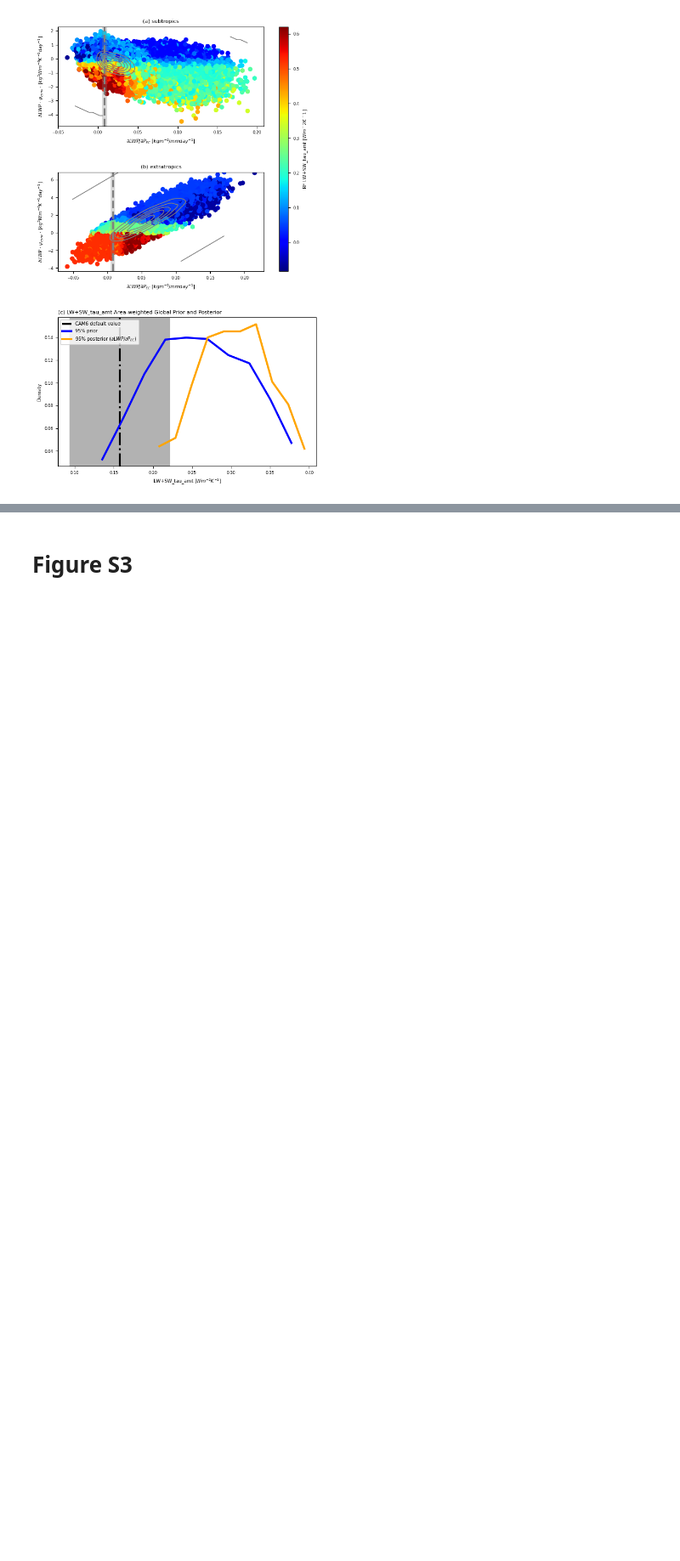
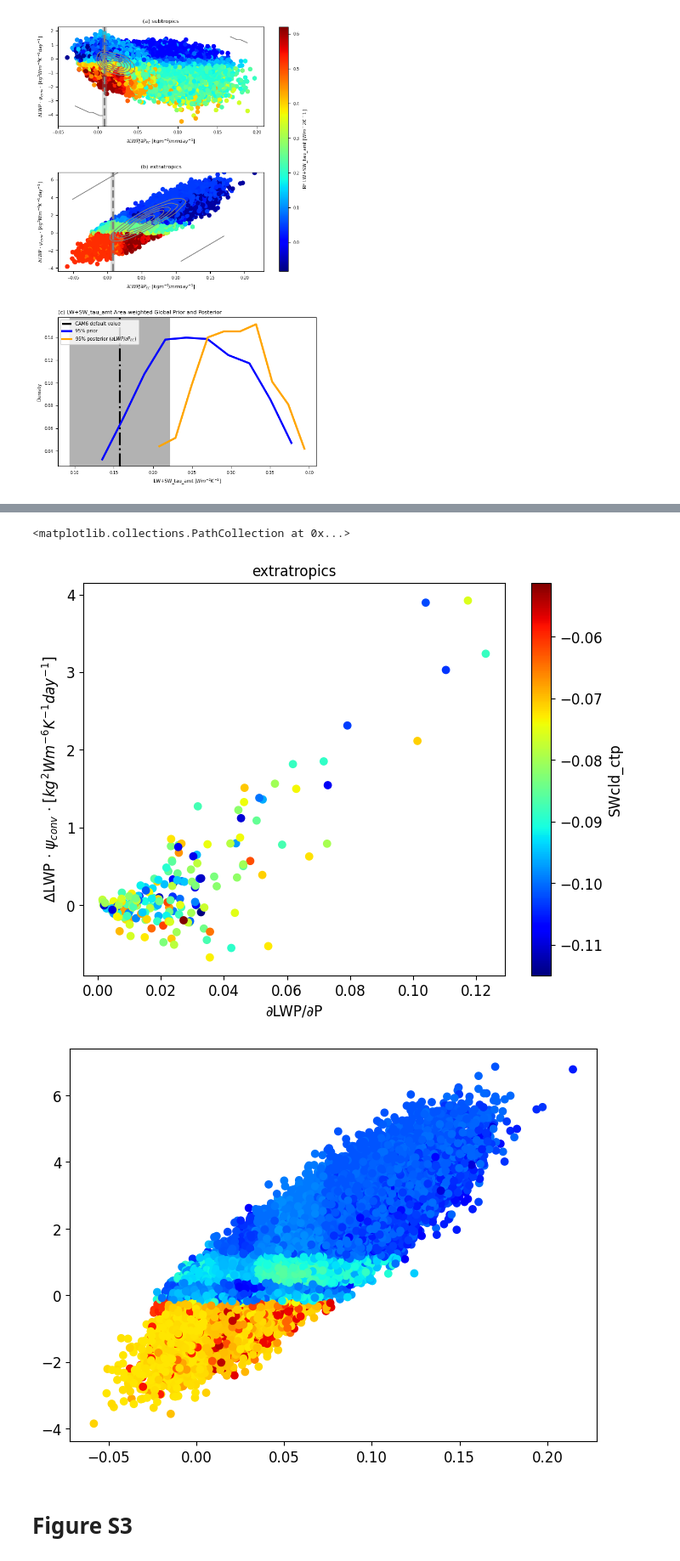
Before and after one commit to wgh-private/globalFB_precipeff, a Jupyter notebook: kernel_finalwork.ipynb, the cells around one changed output, grey strips where cells are left out. Shown at 85% size. Drawn from its saved outputs; the diff is of its cells as text; code cells hidden in the pictures; blank space fills up the shorter version.

```diff
--- a/kernel_finalwork.ipynb
+++ b/kernel_finalwork.ipynb
@@ -1976,0 +2042,8 @@ plt.show()
+# %%
+# constraint from the subtropics
+min_lat, max_lat = 50, 90
+sub_RF_precipeff_cyc, sub_RF_dLWP, sub_RF_CF, sub_constrained_indices, sub_conv_constrained = RFresults(min_lat, max_lat, FBcomp, cf)
+plt.title('extratropics')
+plt.figure()
+plt.scatter(sub_RF_precipeff_cyc, sub_RF_dLWP, c=sub_RF_CF, cmap='jet')
+# %% [output]
@@ -1977,3 +2067,6 @@ plt.show()
+<matplotlib.collections.PathCollection at 0x...>
+[figure, added]
+[figure, added]
 # %% [markdown]
 # Figure S3
 # %%
```
Also changed, not shown: parts of 12 cells of this notebook.
